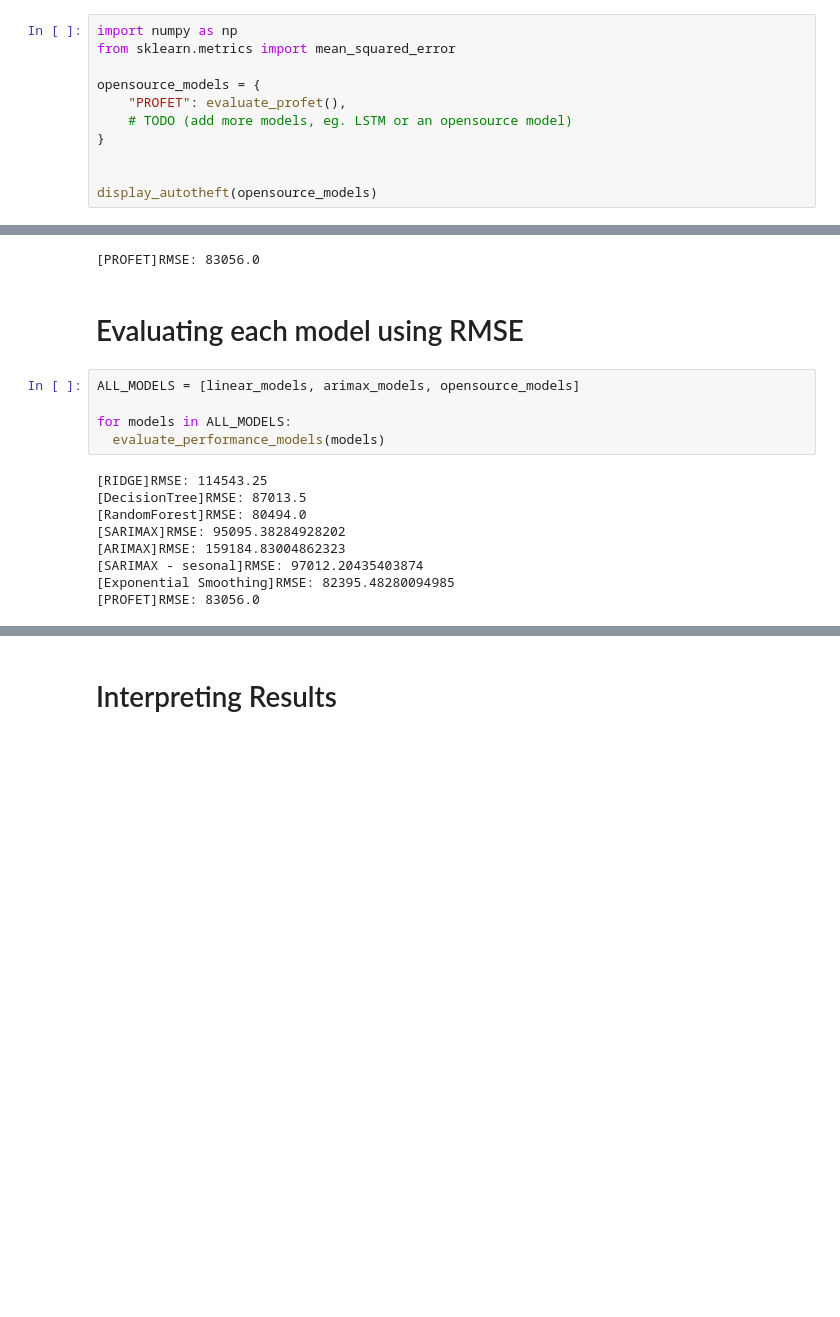
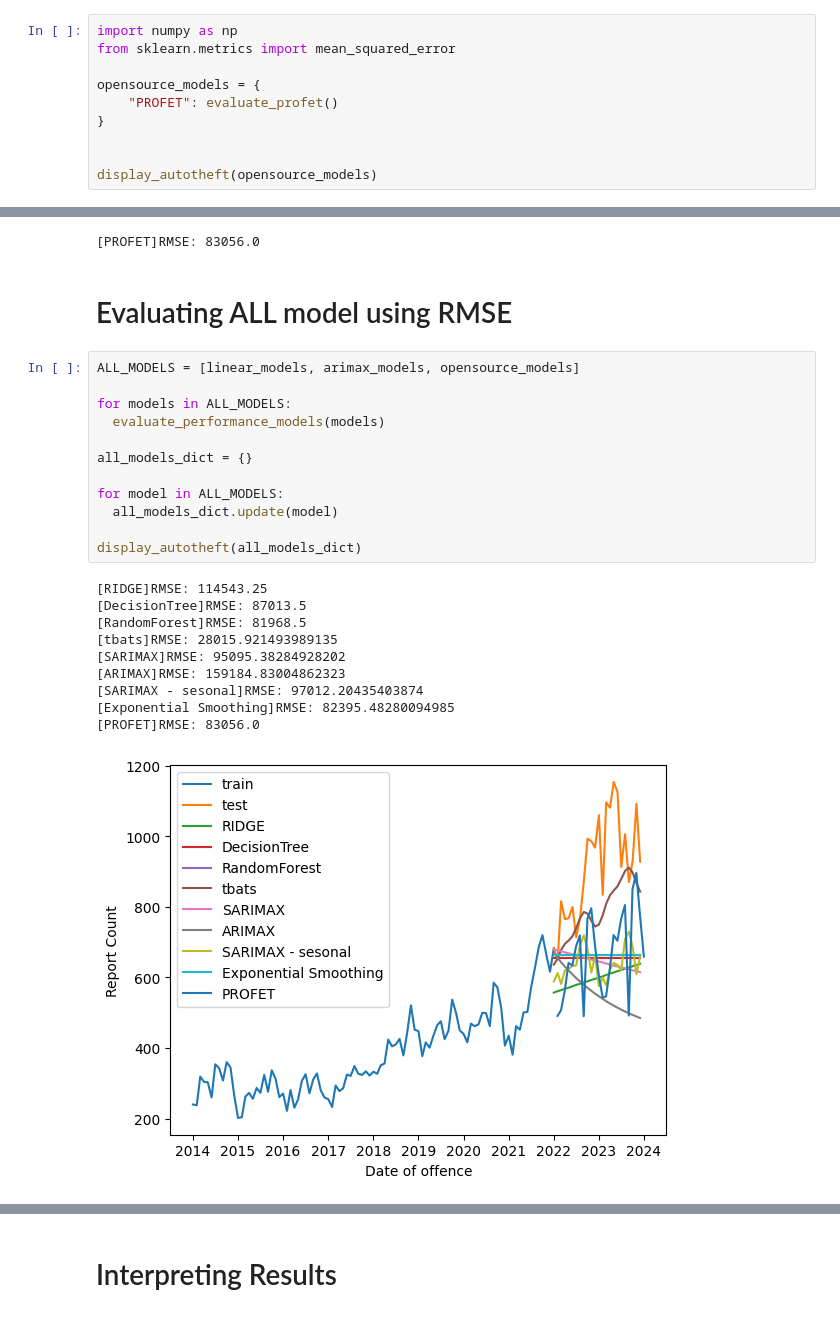
Before and after one commit to DavidToca/ML-Toronto-AutoTheft, a Jupyter notebook: ML_AutoTheft_Toronto.ipynb, the cells around one changed output, grey strips where cells are left out. Saved outputs shown, nothing was run; the diff lists cells and outputs as text; blank space fills up the shorter version.

```diff
--- a/ML_AutoTheft_Toronto.ipynb
+++ b/ML_AutoTheft_Toronto.ipynb
@@ -655,8 +677,7 @@ import numpy as np
 from sklearn.metrics import mean_squared_error
 
 opensource_models = {
-    "PROFET": evaluate_profet(),
-    # TODO (add more models, eg. LSTM or an opensource model)
+    "PROFET": evaluate_profet()
 }
 
 
@@ -685,18 +706,27 @@ evaluate_performance_models(opensource_models)
 # %% [output]
 [PROFET]RMSE: 83056.0
 # %% [markdown]
-# Evaluating each model using RMSE
+# Evaluating ALL model using RMSE
 # %%
 ALL_MODELS = [linear_models, arimax_models, opensource_models]
 
 for models in ALL_MODELS:
   evaluate_performance_models(models)
+
+all_models_dict = {}
+
+for model in ALL_MODELS:
+  all_models_dict.update(model)
+
+display_autotheft(all_models_dict)
 # %% [output]
 [RIDGE]RMSE: 114543.25
 [DecisionTree]RMSE: 87013.5
-[RandomForest]RMSE: 80494.0
+[RandomForest]RMSE: 81968.5
+[tbats]RMSE: 28015.921493989135
 [SARIMAX]RMSE: 95095.38284928202
 [ARIMAX]RMSE: 159184.83004862323
 [SARIMAX - sesonal]RMSE: 97012.20435403874
 [Exponential Smoothing]RMSE: 82395.48280094985
 [PROFET]RMSE: 83056.0
+[figure, added]
```
Also changed, not shown: parts of 18 cells of this notebook.
